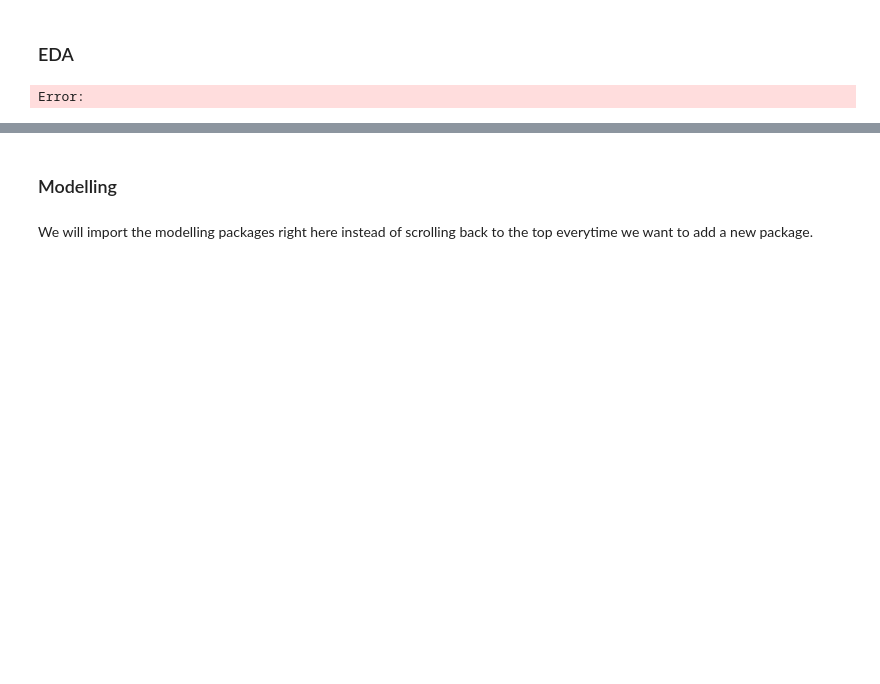
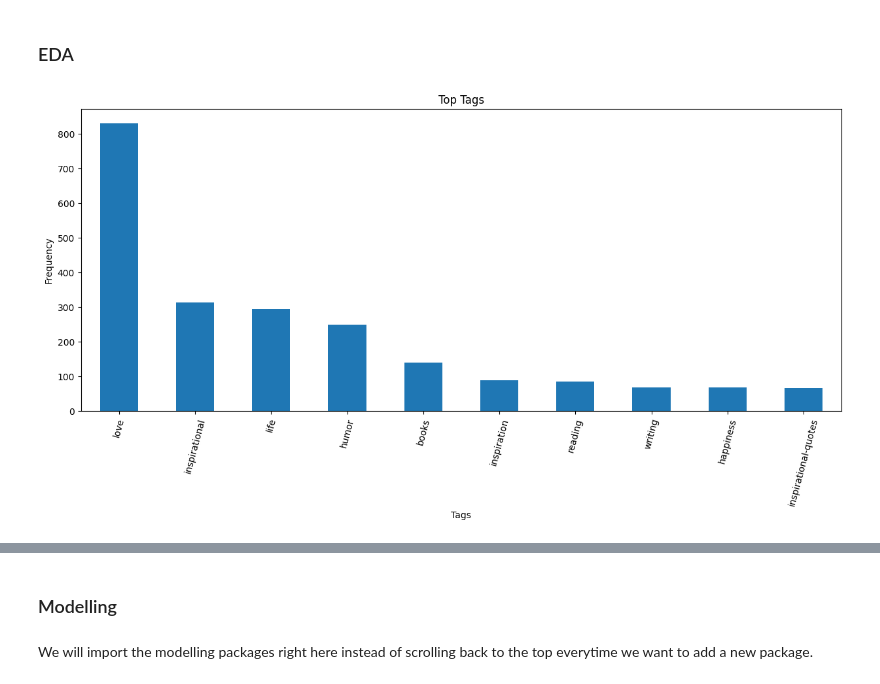
Before and after one commit to I-Macharia/Everyday_Quotes, a Jupyter notebook: Quotes.ipynb, the cells around one changed output, grey strips where cells are left out. Drawn from its saved outputs; the diff is of its cells as text; code cells hidden in the pictures; blank space fills up the shorter version.

```diff
--- a/Quotes.ipynb
+++ b/Quotes.ipynb
@@ -395,27 +388,27 @@ Error:
 # %% [markdown]
 ### EDA
 # %%
-# # Extract the 'keywords' column
-# keywords = movies_credits['keywords']
+# Extract the 'Tags' column
+Tags = quotes_2['Tags']
 
-# # Flatten the list of keywords
-# flat_keywords = [keyword for sublist in keywords for keyword in sublist]
+# Flatten the list of Tags
+flat_Tags = [tag for sublist in Tags for tag in sublist]
 
-# # Count the frequency of each keyword
-# keyword_counts = pd.Series(flat_keywords).value_counts().head(10)
+# Count the frequency of each keyword
+keyword_counts = pd.Series(flat_Tags).value_counts().head(10)
 
-# # Select the top keywords
-# top_keywords = keyword_counts.head(20)
+# Select the top Tags
+top_Tags = keyword_counts.head(20)
 
-# # Plot the top keywords
-# plt.figure(figsize=(15, 6))
-# top_keywords.plot(kind='bar')
-# plt.title('Top Keywords')
-# plt.xlabel('Keywords')
-# plt.ylabel('Frequency')
-# plt.xticks(rotation=75)
-# # save the figure
-# plt.savefig(".data/images/Keywords_plot")
-# plt.show()
+# Plot the top Tags
+plt.figure(figsize=(15, 6))
+top_Tags.plot(kind='bar')
+plt.title('Top Tags')
+plt.xlabel('Tags')
+plt.ylabel('Frequency')
+plt.xticks(rotation=75)
+# save the figure
+#plt.savefig(".data/images/Tags_plot")
+plt.show()
 # %% [output]
-Error:
+[figure, added]
```
Also changed, not shown: parts of 39 cells of this notebook, 1 other file.
